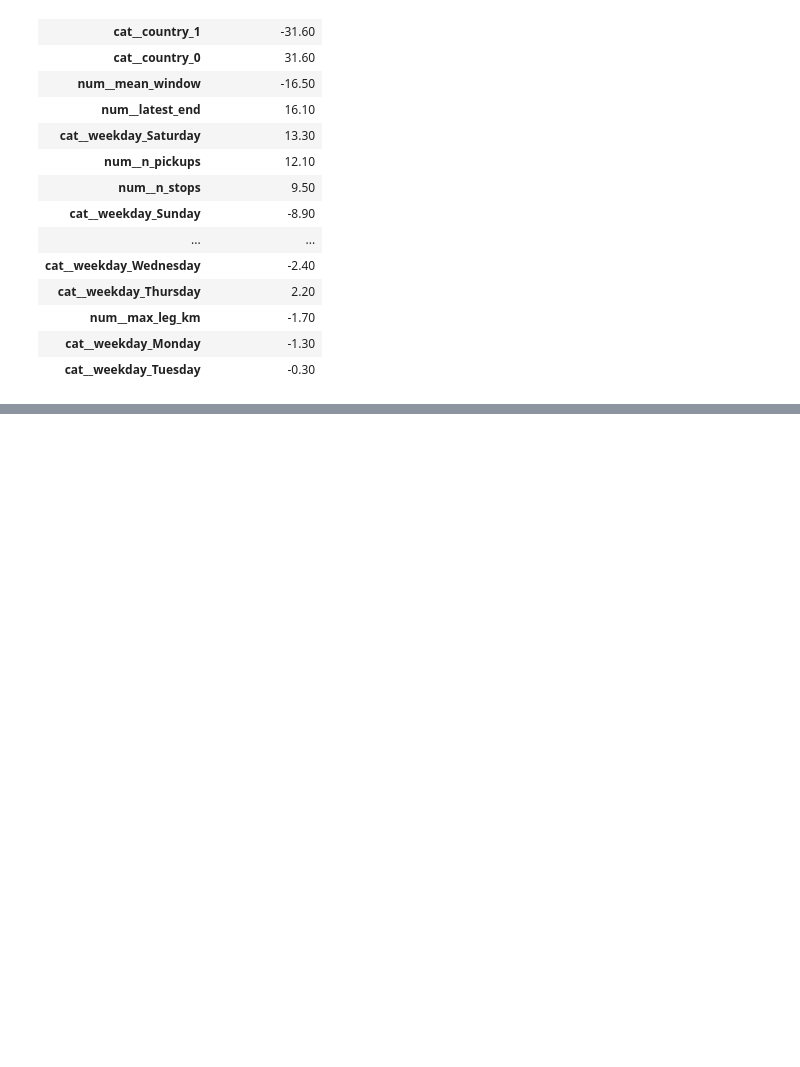
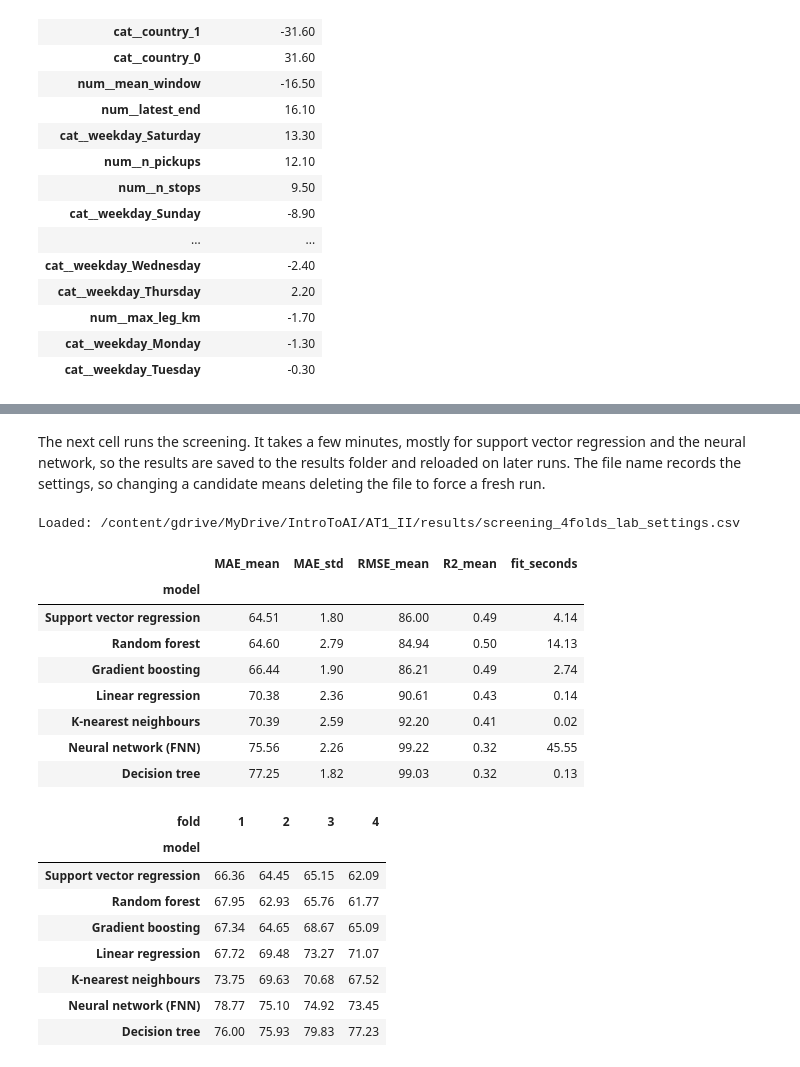
Before and after one commit to brucenguyen0302-code/last-mile-route-duration, a Jupyter notebook: notebooks/AT1_II_route_duration.ipynb, the cells around one changed output, grey strips where cells are left out. Cells and saved outputs as stored; diff of their text form; code cells hidden in the pictures; blank space fills up the shorter version.

```diff
--- a/notebooks/AT1_II_route_duration.ipynb
+++ b/notebooks/AT1_II_route_duration.ipynb
@@ -759,0 +868,57 @@ display(coefficients.round(1).to_frame('minutes per unit'))
+# %% [markdown]
+The next cell runs the screening. It takes a few minutes, mostly for support vector regression and the neural
+network, so the results are saved to the results folder and reloaded on later runs. The file name records the
+settings, so changing a candidate means deleting the file to force a fresh run.
+# %%
+candidates = {
+    'Linear regression': LinearRegression(),
+    'Decision tree': DecisionTreeRegressor(max_depth=4, random_state=SEED),
+    'Random forest': RandomForestRegressor(n_estimators=100, random_state=SEED, n_jobs=-1),
+    'Gradient boosting': GradientBoostingRegressor(n_estimators=100, learning_rate=0.1, max_depth=3,
+                                                   random_state=SEED),
+    'K-nearest neighbours': KNeighborsRegressor(n_neighbors=5),
+    'Support vector regression': SVR(kernel='rbf', C=1.0, epsilon=0.1),
+    'Neural network (FNN)': KerasFNN(hidden=(512, 512, 100), epochs=20, batch_size=32),
+}
+
+SCREEN_FILE = os.path.join(RESULTS_DIR, 'screening_4folds_lab_settings.csv')
+if os.path.exists(SCREEN_FILE):
+    screening = pd.read_csv(SCREEN_FILE)
+    print('Loaded:', SCREEN_FILE)
+else:
+    parts = []
+    for name, regressor in candidates.items():
+        result = evaluate_on_folds(regressor)
+        result.insert(0, 'model', name)
+        parts.append(result)
+        print(f"{name:<27} mean MAE {result['MAE'].mean():6.2f}   {result['fit seconds'].sum():6.1f} s")
+    screening = pd.concat(parts, ignore_index=True)
+    screening.to_csv(SCREEN_FILE, index=False)
+    print('Saved:', SCREEN_FILE)
+
+screening_summary = (screening.groupby('model')
+                     .agg(MAE_mean=('MAE', 'mean'), MAE_std=('MAE', 'std'), RMSE_mean=('RMSE', 'mean'),
+                          R2_mean=('R2', 'mean'), fit_seconds=('fit seconds', 'mean'))
+                     .sort_values('MAE_mean'))
+display(screening_summary.round(2))
+display(screening.pivot(index='model', columns='fold', values='MAE').loc[screening_summary.index].round(2))
+# %% [output]
+Loaded: /content/gdrive/MyDrive/IntroToAI/AT1_II/results/screening_4folds_lab_settings.csv
+|  | MAE_mean | MAE_std | RMSE_mean | R2_mean | fit_seconds |
+| model |  |  |  |  |  |
+| Support vector regression | 64.51 | 1.80 | 86.00 | 0.49 | 4.14 |
+| Random forest | 64.60 | 2.79 | 84.94 | 0.50 | 14.13 |
+| Gradient boosting | 66.44 | 1.90 | 86.21 | 0.49 | 2.74 |
+| Linear regression | 70.38 | 2.36 | 90.61 | 0.43 | 0.14 |
+| K-nearest neighbours | 70.39 | 2.59 | 92.20 | 0.41 | 0.02 |
+| Neural network (FNN) | 75.56 | 2.26 | 99.22 | 0.32 | 45.55 |
+| Decision tree | 77.25 | 1.82 | 99.03 | 0.32 | 0.13 |
+| fold | 1 | 2 | 3 | 4 |
+| model |  |  |  |  |
+| Support vector regression | 66.36 | 64.45 | 65.15 | 62.09 |
+| Random forest | 67.95 | 62.93 | 65.76 | 61.77 |
+| Gradient boosting | 67.34 | 64.65 | 68.67 | 65.09 |
+| Linear regression | 67.72 | 69.48 | 73.27 | 71.07 |
+| K-nearest neighbours | 73.75 | 69.63 | 70.68 | 67.52 |
+| Neural network (FNN) | 78.77 | 75.10 | 74.92 | 73.45 |
+| Decision tree | 76.00 | 75.93 | 79.83 | 77.23 |
```
Also changed, not shown: parts of 7 cells of this notebook.
